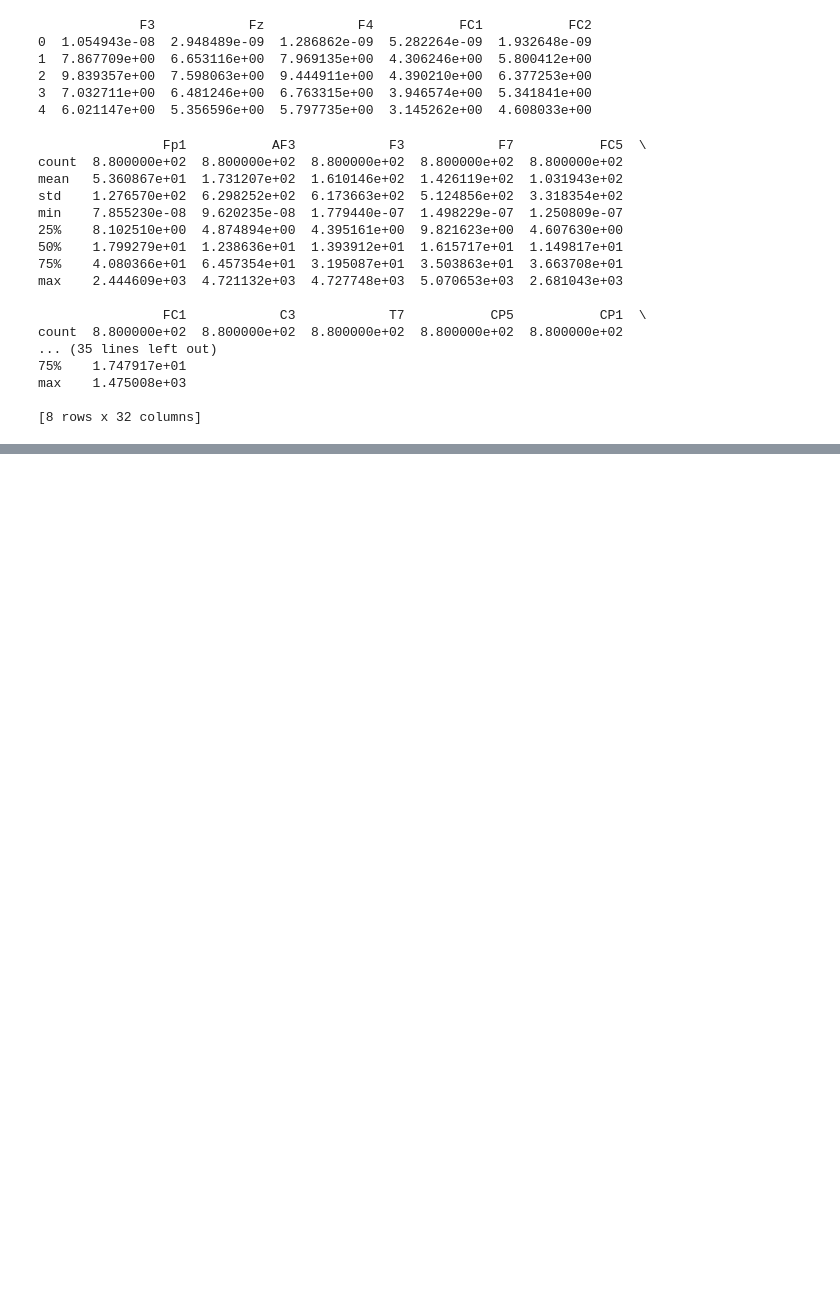
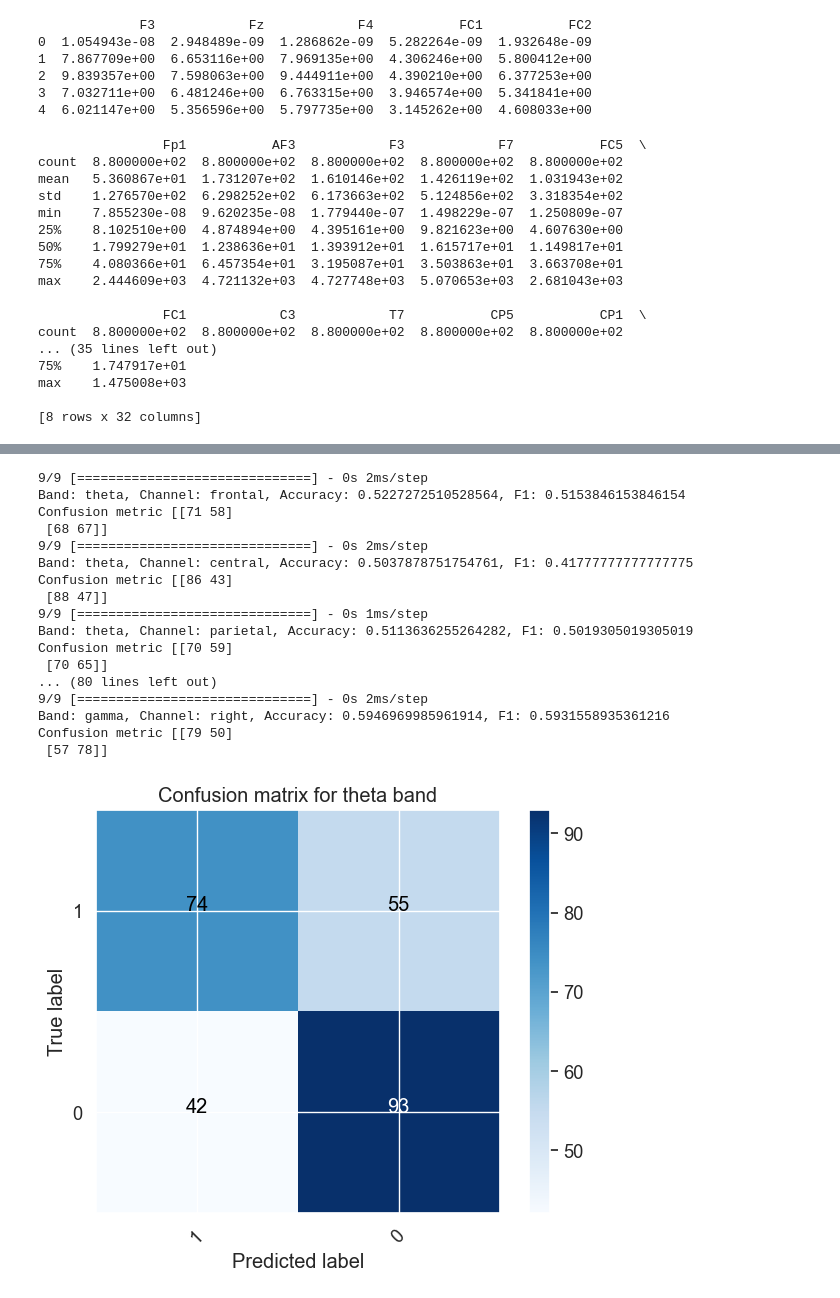
Before and after one commit to PatidarRitesh/Computational_Neuroscience_Project, a Jupyter notebook: EmotionRecognition_Deap.ipynb, the cells around one changed output, grey strips where cells are left out. Cells and saved outputs as stored; diff of their text form; code cells hidden in the pictures; blank space fills up the shorter version.

```diff
--- a/EmotionRecognition_Deap.ipynb
+++ b/EmotionRecognition_Deap.ipynb
@@ -616,0 +657,12 @@ print(df_gamma[parietal].head(5))
+# %%
+# Train test split and fearure scaling
+
+def train_test_split_scale(X, y):
+    X_train, X_test, y_train, y_test = train_test_split(X, y, test_size=0.30, random_state=42)
+    return X_train, X_test, y_train, y_test
+# %%
+def feature_scaling(train,test):
+    sc = StandardScaler()
+    train = sc.fit_transform(train)
+    test = sc.transform(test)
+    return train,test
@@ -616,0 +720,5 @@ print(df_gamma[parietal].head(5))
+# %%
+# Cross  validation and hyperparameter tuning
+band_names = ["theta", "alpha", "beta", "gamma"]
+channel_names=["frontal","central","parietal","occipital","left","right"]
+label_names=["arousal","valence"]
@@ -616,0 +902,50 @@ print(df_gamma[parietal].head(5))
+# %%
+confusion_metric, band_acc_a = print_accuracy_for_bn("arousal","BN")
+
+for band in band_names:
+# band = "theta"
+
+    cm = confusion_metric[band]
+
+    plt.figure()
+    plt.imshow(cm, interpolation='nearest', cmap=plt.cm.Blues)
+    plt.colorbar()
+    # plt.tight_layout()
+    # plt.ylabel('True label')
+    # plt.xlabel('Predicted label')
+    # plt.title(f"Confusion matrix for {band} band")
+    # plt.show()
+
+    classes = df_valence.unique().tolist()
+    tick_marks = np.arange(len(classes))
+    plt.xticks(tick_marks, classes, rotation=45)
+    plt.yticks(tick_marks, classes)
+
+    thresh = cm.max() / 1.2
+    for i, j in itertools.product(range(cm.shape[0]), range(cm.shape[1])):
+        plt.text(j, i, format(cm[i, j], 'd'), horizontalalignment="center", color="white" if cm[i, j] > thresh else "black")
+
+    plt.tight_layout()
+    plt.ylabel('True label')
+    plt.xlabel('Predicted label')
+    plt.title(f"Confusion matrix for {band} band")
+    plt.show()
+# %% [output]
+9/9 [==============================] - 0s 2ms/step
+Band: theta, Channel: frontal, Accuracy: 0.5227272510528564, F1: 0.5153846153846154
+Confusion metric [[71 58]
+ [68 67]]
+9/9 [==============================] - 0s 2ms/step
+Band: theta, Channel: central, Accuracy: 0.5037878751754761, F1: 0.41777777777777775
+Confusion metric [[86 43]
+ [88 47]]
+9/9 [==============================] - 0s 1ms/step
+Band: theta, Channel: parietal, Accuracy: 0.5113636255264282, F1: 0.5019305019305019
+Confusion metric [[70 59]
+ [70 65]]
+... (80 lines left out)
+9/9 [==============================] - 0s 2ms/step
+Band: gamma, Channel: right, Accuracy: 0.5946969985961914, F1: 0.5931558935361216
+Confusion metric [[79 50]
+ [57 78]]
+[figure, added]
```
Also changed, not shown: parts of 56 cells of this notebook.
